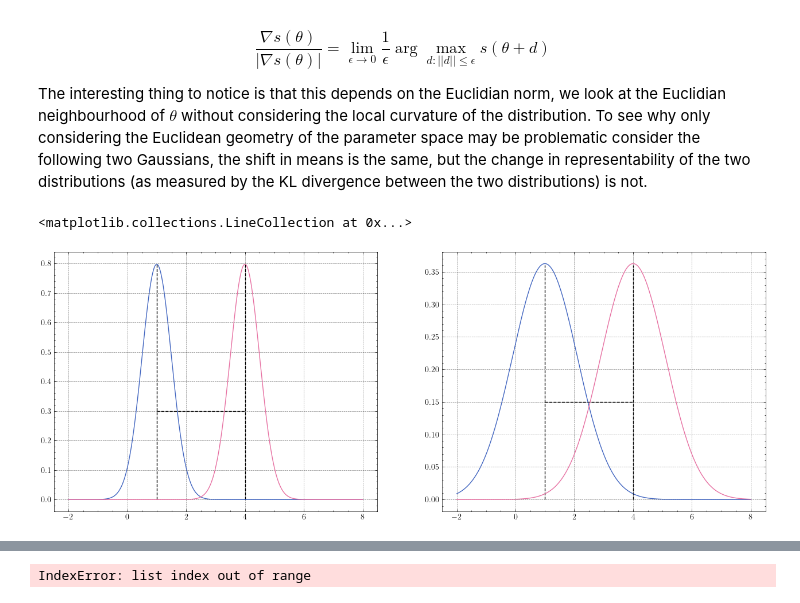
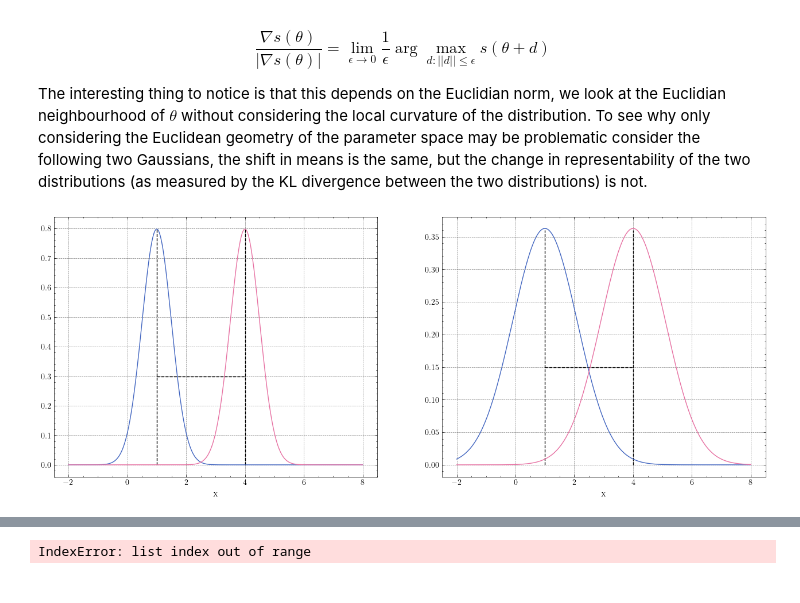
Before and after one commit to mjhoshea/portfolio-optimisation, a Jupyter notebook: notebooks/ch4/dirichlet_policy_with_ng.ipynb, the cells around one changed output, grey strips where cells are left out. Cells and saved outputs as stored; diff of their text form; code cells hidden in the pictures.

```diff
--- a/notebooks/ch4/dirichlet_policy-advanced.ipynb
+++ b/notebooks/ch4/dirichlet_policy_with_ng.ipynb
@@ -812,33 +773,36 @@ The interesting thing to notice is that this depends on the Euclidian norm, we l
 # %%
 plt.figure(figsize=(16, 6), dpi=100)
 a =  2
 b = 2
 x = np.linspace(-2, 8, 1000)
 y1 = norm.pdf(x, 1, 0.5)
 y2 = norm.pdf(x, 4, 0.5)
 
 
 
 plt.subplot(1, 2, 1)
 plt.plot(x, y1)
 plt.plot(x, y2)
+plt.xlabel('x', size=12)
 plt.vlines(1, 0, 0.8, colors='black',linestyles='dashed')
 plt.vlines(4, 0, 0.8, colors='black',linestyles='dashed')
 plt.hlines(0.3, 1, 4, colors='black',linestyles='dashed')
 
 
 
 plt.subplot(1, 2, 2)
 
 y1 = norm.pdf(x, 1, 1.1)
 y2 = norm.pdf(x, 4, 1.1)
 
 plt.plot(x, y1)
 plt.plot(x, y2)
+plt.xlabel('x', size=12)
 plt.vlines(1, 0, 0.36, colors='black',linestyles='dashed')
 plt.vlines(4, 0, 0.36, colors='black',linestyles='dashed')
 plt.hlines(0.15, 1, 4, colors='black',linestyles='dashed')
+
+plt.savefig('./dist_space_example')
 # %% [output]
-<matplotlib.collections.LineCollection at 0x...>
-[figure, old version]
+[figure, new version]
 # %% [markdown]
```
Also changed, not shown: parts of 55 cells of this notebook, 45 other files.
